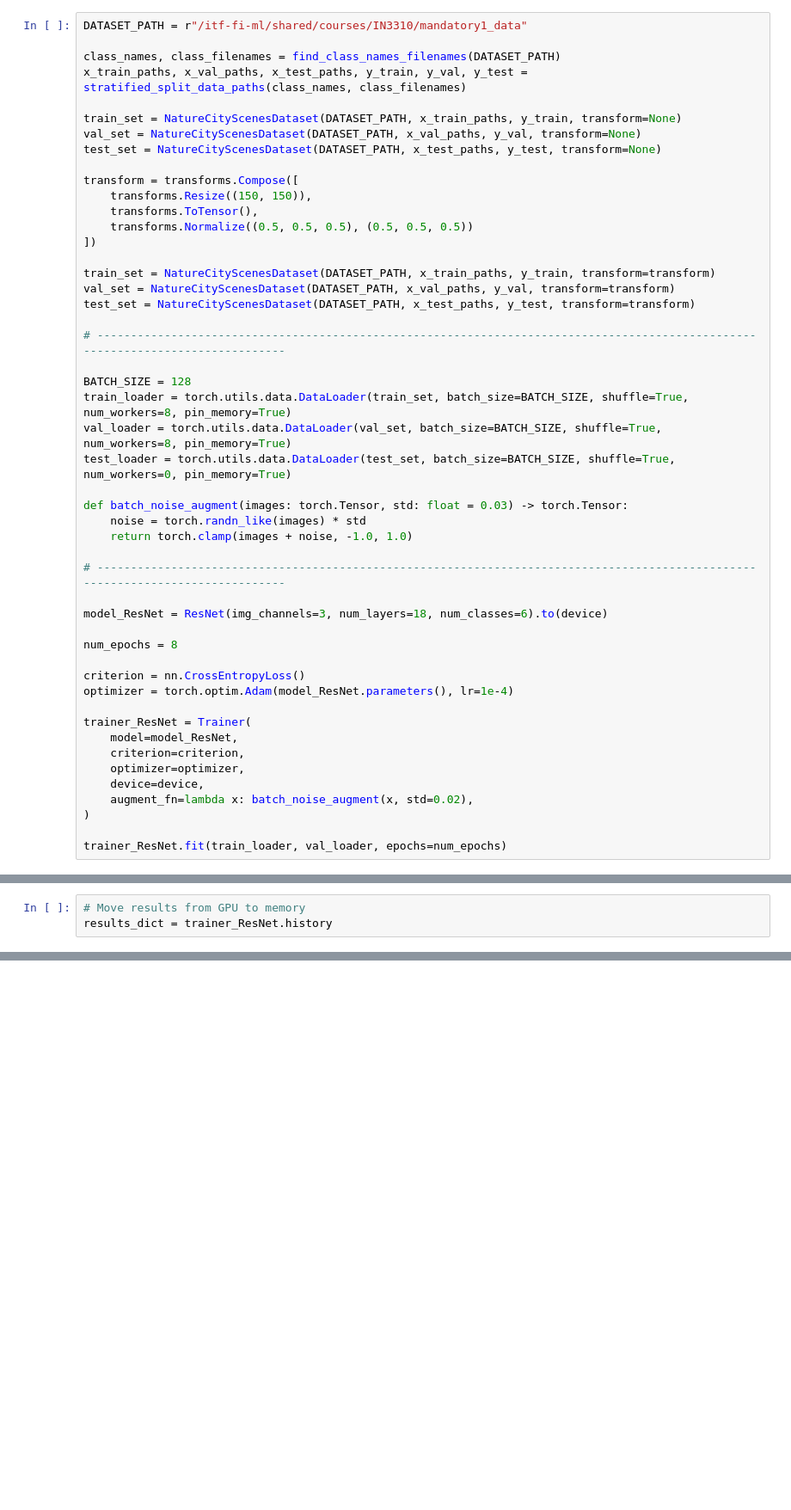
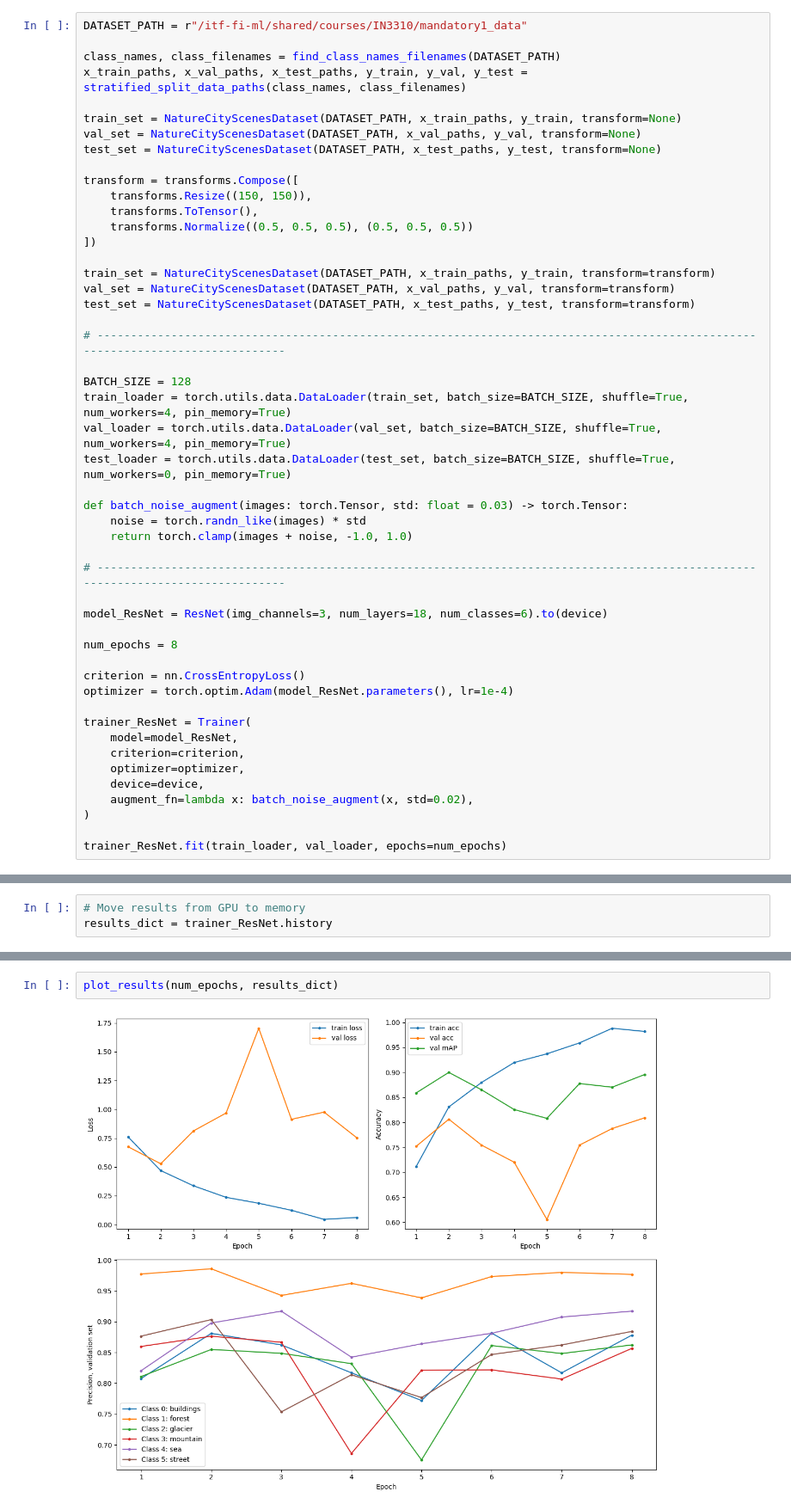
Before and after one commit to johnmagj/IN4310_coursework, a Jupyter notebook: Mandatory1/task2_checks.ipynb, the cells around one changed output, grey strips where cells are left out. Shown at 86% size. Saved outputs shown, nothing was run; the diff lists cells and outputs as text; blank space fills up the shorter version.

```diff
--- a/Mandatory1/task2_checks.ipynb
+++ b/Mandatory1/task2_checks.ipynb
@@ -61,8 +61,8 @@ test_set = NatureCityScenesDataset(DATASET_PATH, x_test_paths, y_test, transform
 # --------------------------------------------------------------------------------------------------------------------------------
 
 BATCH_SIZE = 128
-train_loader = torch.utils.data.DataLoader(train_set, batch_size=BATCH_SIZE, shuffle=True, num_workers=8, pin_memory=True)
-val_loader = torch.utils.data.DataLoader(val_set, batch_size=BATCH_SIZE, shuffle=True, num_workers=8, pin_memory=True)
+train_loader = torch.utils.data.DataLoader(train_set, batch_size=BATCH_SIZE, shuffle=True, num_workers=4, pin_memory=True)
+val_loader = torch.utils.data.DataLoader(val_set, batch_size=BATCH_SIZE, shuffle=True, num_workers=4, pin_memory=True)
 test_loader = torch.utils.data.DataLoader(test_set, batch_size=BATCH_SIZE, shuffle=True, num_workers=0, pin_memory=True)
 
 def batch_noise_augment(images: torch.Tensor, std: float = 0.03) -> torch.Tensor:
@@ -151,0 +154,4 @@ plt.show()
+# %%
+plot_results(num_epochs, results_dict)
+# %% [output]
+[figure, added]
```
Also changed, not shown: parts of 5 cells of this notebook.
